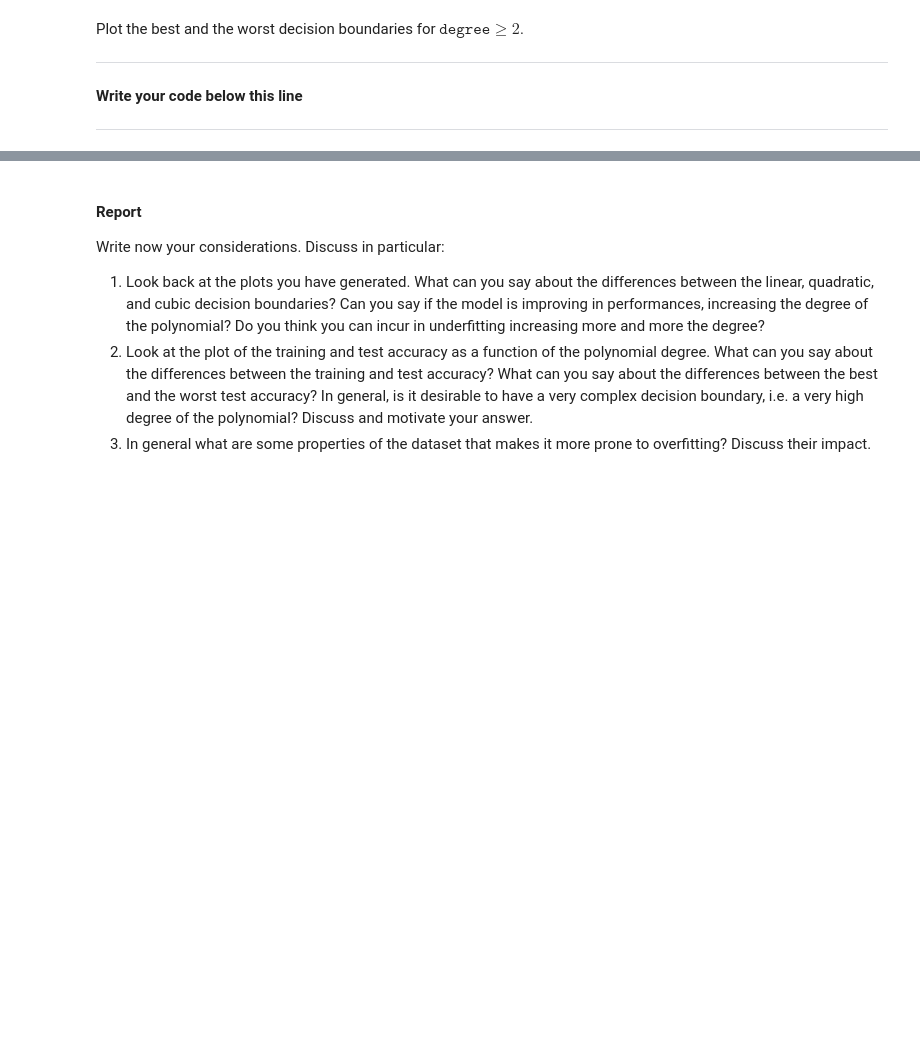
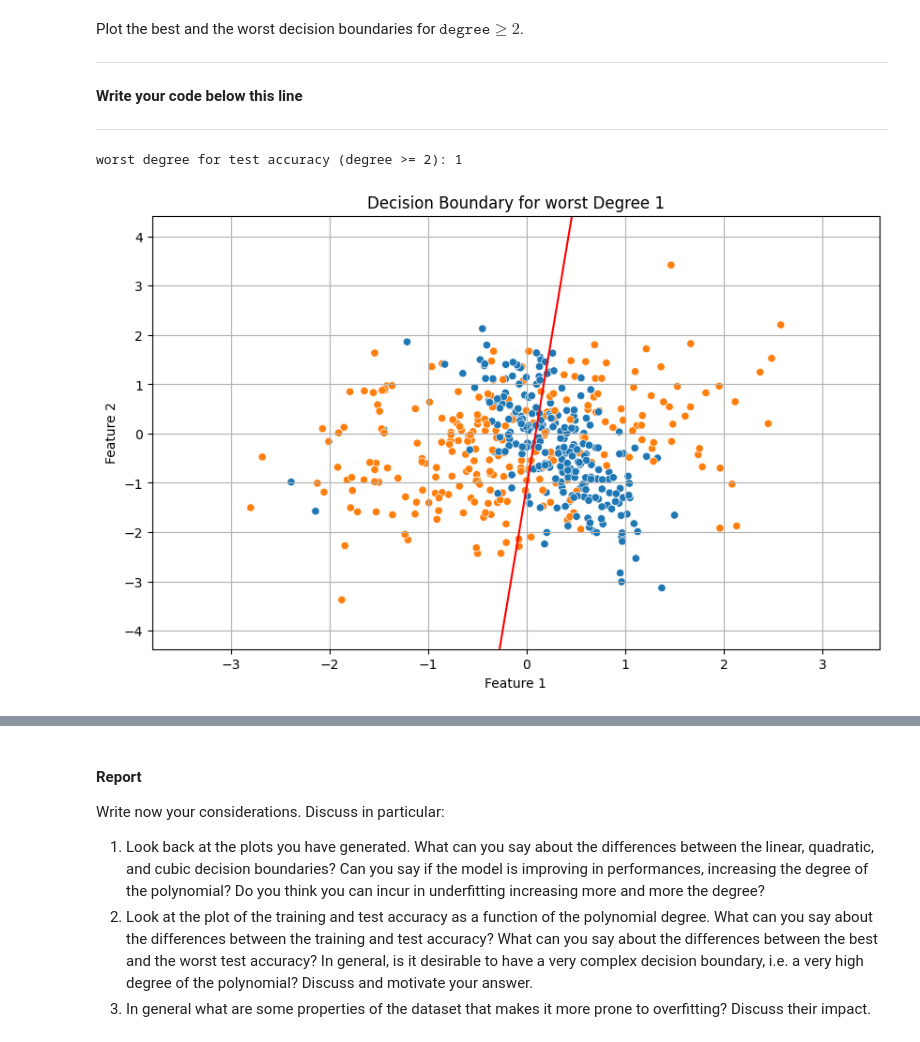
Before and after one commit to lorenzo-arcioni/Computer-Science-Sapienza, a Jupyter notebook: Foundation of Data Science/Homework02/HW2.ipynb, the cells around one changed output, grey strips where cells are left out. Saved outputs shown, nothing was run; the diff lists cells and outputs as text; code cells hidden in the pictures; blank space fills up the shorter version.

```diff
--- a/Foundation of Data Science/Homework02/HW2.ipynb
+++ b/Foundation of Data Science/Homework02/HW2.ipynb
@@ -615,11 +590,24 @@ def boundary_function(x1_vec, x2_vec, theta_final, degree):
         f: the boundary function
     """
 
+    # Create a meshgrid from the x1 and x2 vectors
     x1_vec, x2_vec = np.meshgrid(x1_vec, x2_vec)
 
-    #####################################################
-    ##                 YOUR CODE HERE                  ##
-    #####################################################
+    # Flatten the meshgrid to create a 2D array of points for feature transformation
+    x1_flat = x1_vec.ravel()
+    x2_flat = x2_vec.ravel()
+
+    # Stack a bias term, x1_flat, and x2_flat to create the input matrix
+    X_input = np.column_stack((np.ones(x1_flat.shape), x1_flat, x2_flat))
+
+    # Get polynomial features up to the specified degree
+    X_poly = get_polynomial(X_input, degree)
+
+    # Compute the boundary function values by applying theta_final to the polynomial features
+    f_values = X_poly @ theta_final  # Matrix multiplication to get boundary function values
+
+    # Reshape f_values back to the meshgrid shape
+    f = f_values#.reshape(x1_vec.shape)
 
     return x1_vec, x2_vec, f
 # %% [markdown]
@@ -725,5 +713,30 @@ Plot the best and the worst decision boundaries for $\texttt{degree} \geq 2$.
 --------------------------------------------
 # %%
 # Plot worst model
+
+# Find the index of the worst degree for test accuracy
+worst_degree = degrees[accuracy_scores_train.index(min(accuracy_scores_train))]
+
+print(f"worst degree for test accuracy (degree >= 2): {worst_degree}")
+
+# Fit the logistic regression model again using the worst degree
+# Assuming the fit_polynomials function returns the fitted model as well
+
+worst_model = LogisticRegression(num_features=get_polynomial(X, degree=worst_degree).shape[1])
+fit(worst_model, get_polynomial(X, degree=worst_degree), y , lr=0.5, num_steps=500)
+
+# Now plot the decision boundary for the worst degree
+plt.figure(figsize=(10, 6))
+plot_boundary_function(X, y, worst_model.parameters, degree=worst_degree)
+plt.title(f"Decision Boundary for worst Degree {worst_degree}")
+plt.xlabel("Feature 1")
+plt.ylabel("Feature 2")
+plt.xlim(X[:, 1].min() - 1, X[:, 1].max() + 1)
+plt.ylim(X[:, 2].min() - 1, X[:, 2].max() + 1)
+plt.grid()
+plt.show()
+# %% [output]
+worst degree for test accuracy (degree >= 2): 1
+[figure, added]
 # %%
 # Plot best model
```
Also changed, not shown: parts of 9 cells of this notebook.
